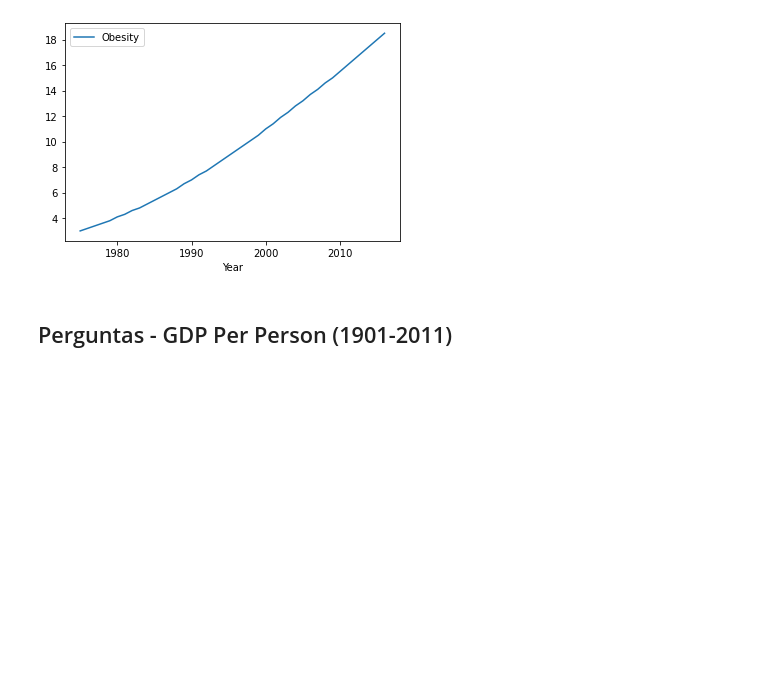
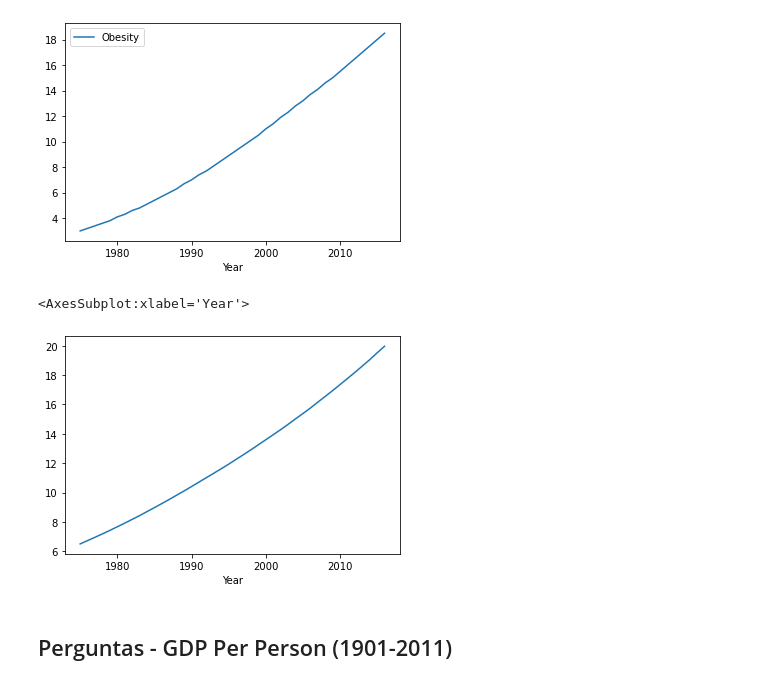
Before and after one commit to thiago-p-anjos/Estudando_Pandas, a Jupyter notebook: Projeto - Análise de dados.ipynb, the cells around one changed output. Cells and saved outputs as stored; diff of their text form; code cells hidden in the pictures; blank space fills up the shorter version.

```diff
--- a/Projeto - Análise de dados.ipynb
+++ b/Projeto - Análise de dados.ipynb
@@ -215,6 +321,13 @@ df_obesity[(df_obesity['Sex'] == 'Male') & (df_obesity['Country'] == 'Brazil')][
 # %% [output]
 <AxesSubplot:xlabel='Year'>
 [figure]
+# %%
+df_ambos_sexos = df_obesity[df_obesity['Sex'] == 'Both sexes']
+# %%
+df_ambos_sexos.groupby('Year')['Obesity'].mean().plot()
+# %% [output]
+<AxesSubplot:xlabel='Year'>
+[figure, added]
 # %% [markdown]
 ## Perguntas - GDP Per Person (1901-2011)
 # %%
```
Also changed, not shown: parts of 28 cells of this notebook.
